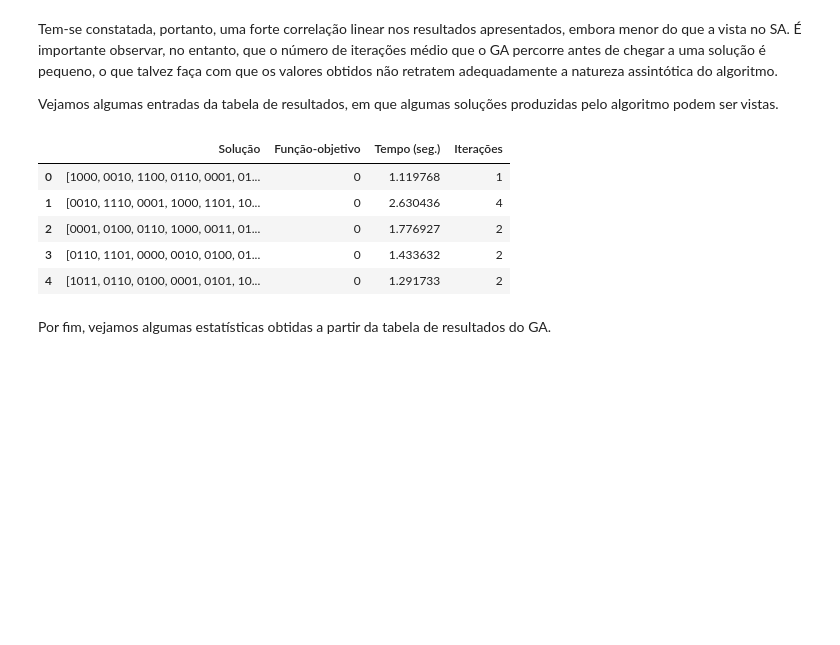
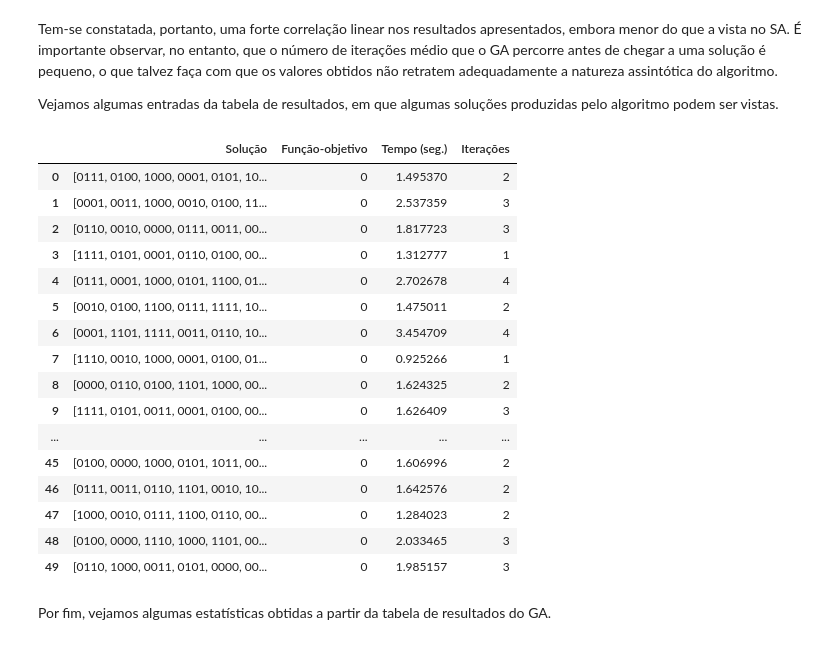
Before and after one commit to ygarasab/oito-rainhas, a Jupyter notebook: Trabalho 01 - Algoritmos de Busca.ipynb, the cells around one changed output. Cells and saved outputs as stored; diff of their text form; code cells hidden in the pictures; blank space fills up the shorter version.

```diff
--- a/Trabalho 01 - Algoritmos de Busca.ipynb
+++ b/Trabalho 01 - Algoritmos de Busca.ipynb
@@ -884,14 +895,25 @@ Tem-se constatada, portanto, uma forte correlação linear nos resultados aprese
 
 Vejamos algumas entradas da tabela de resultados, em que algumas soluções produzidas pelo algoritmo podem ser vistas.
 # %%
-tabelaGA.head(5)
+tabelaGA
 # %% [output]
 |  | Solução | Função-objetivo | Tempo (seg.) | Iterações |
-| 0 | [1000, 0010, 1100, 0110, 0001, 01... | 0 | 1.119768 | 1 |
-| 1 | [0010, 1110, 0001, 1000, 1101, 10... | 0 | 2.630436 | 4 |
-| 2 | [0001, 0100, 0110, 1000, 0011, 01... | 0 | 1.776927 | 2 |
-| 3 | [0110, 1101, 0000, 0010, 0100, 01... | 0 | 1.433632 | 2 |
-| 4 | [1011, 0110, 0100, 0001, 0101, 10... | 0 | 1.291733 | 2 |
+| 0 | [0111, 0100, 1000, 0001, 0101, 10... | 0 | 1.495370 | 2 |
+| 1 | [0001, 0011, 1000, 0010, 0100, 11... | 0 | 2.537359 | 3 |
+| 2 | [0110, 0010, 0000, 0111, 0011, 00... | 0 | 1.817723 | 3 |
+| 3 | [1111, 0101, 0001, 0110, 0100, 00... | 0 | 1.312777 | 1 |
+| 4 | [0111, 0001, 1000, 0101, 1100, 01... | 0 | 2.702678 | 4 |
+| 5 | [0010, 0100, 1100, 0111, 1111, 10... | 0 | 1.475011 | 2 |
+| 6 | [0001, 1101, 1111, 0011, 0110, 10... | 0 | 3.454709 | 4 |
+| 7 | [1110, 0010, 1000, 0001, 0100, 01... | 0 | 0.925266 | 1 |
+| 8 | [0000, 0110, 0100, 1101, 1000, 00... | 0 | 1.624325 | 2 |
+| 9 | [1111, 0101, 0011, 0001, 0100, 00... | 0 | 1.626409 | 3 |
+| ... | ... | ... | ... | ... |
+| 45 | [0100, 0000, 1000, 0101, 1011, 00... | 0 | 1.606996 | 2 |
+| 46 | [0111, 0011, 0110, 1101, 0010, 10... | 0 | 1.642576 | 2 |
+| 47 | [1000, 0010, 0111, 1100, 0110, 00... | 0 | 1.284023 | 2 |
+| 48 | [0100, 0000, 1110, 1000, 1101, 00... | 0 | 2.033465 | 3 |
+| 49 | [0110, 1000, 0011, 0101, 0000, 00... | 0 | 1.985157 | 3 |
 # %% [markdown]
 Por fim, vejamos algumas estatísticas obtidas a partir da tabela de resultados do GA.
 # %%
```
Also changed, not shown: parts of 5 cells of this notebook.
